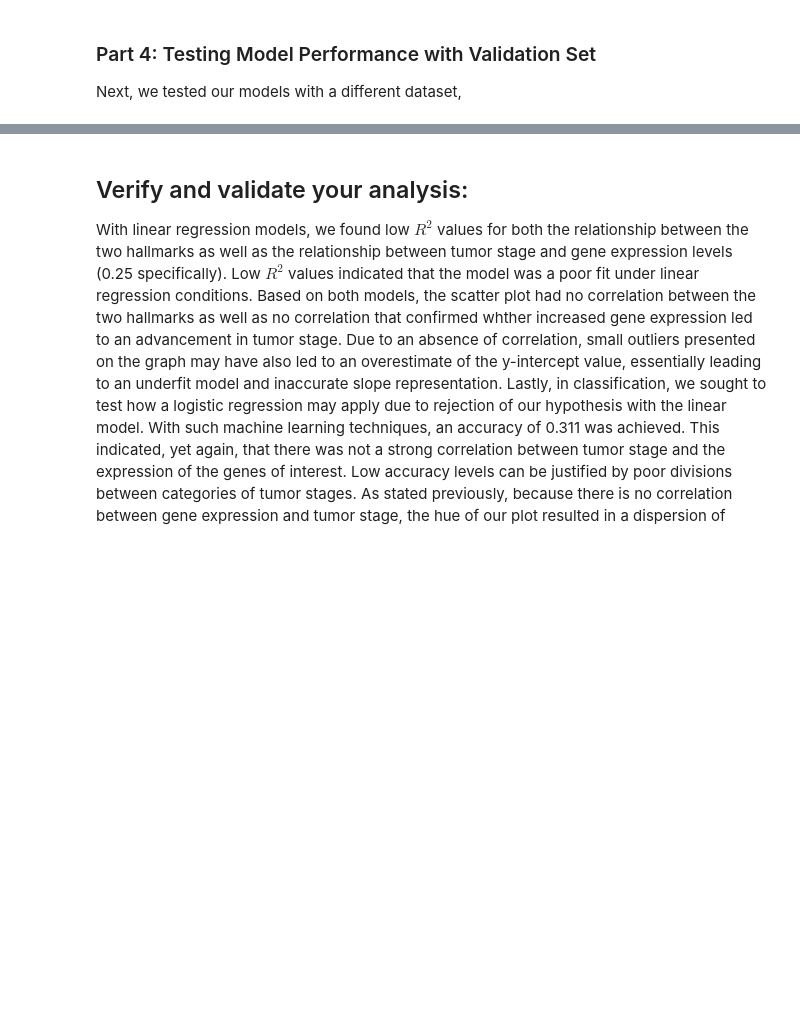
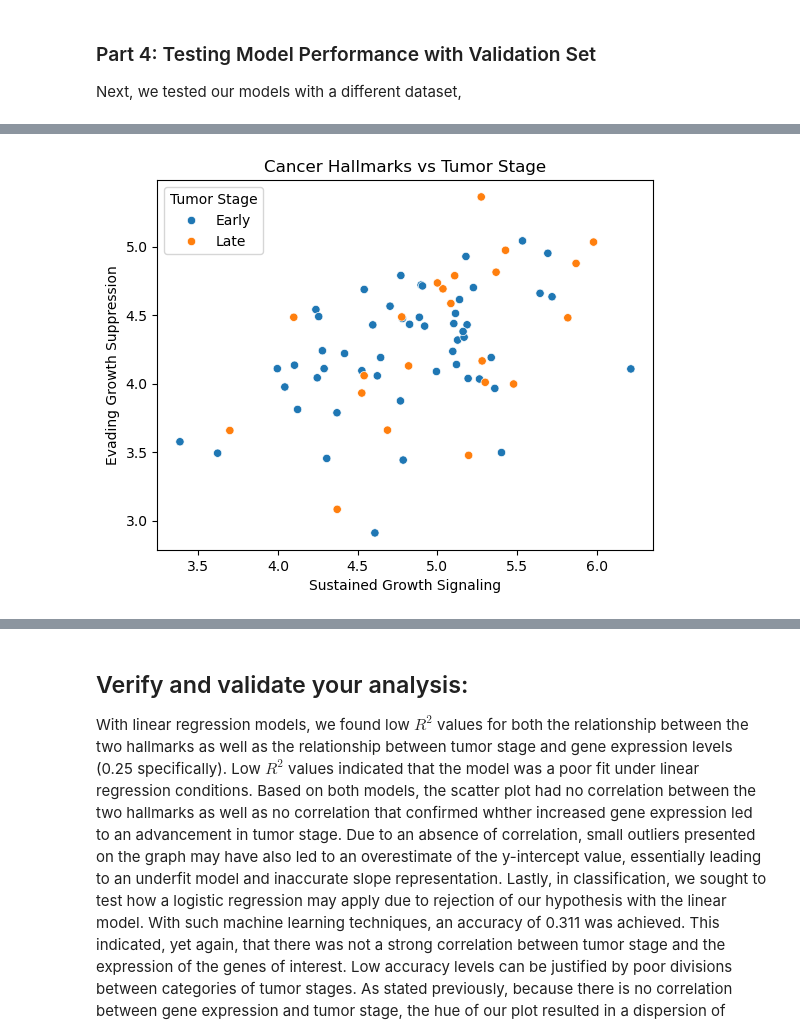
Before and after one commit to smgroves/Module-4-Cancer, a Jupyter notebook: code/Module 4 Template.ipynb, the cells around one changed output, grey strips where cells are left out. Drawn from its saved outputs; the diff is of its cells as text; code cells hidden in the pictures; blank space fills up the shorter version.

Commit message:
Improving Classification Model

```diff
--- a/code/Module 4 Template.ipynb
+++ b/code/Module 4 Template.ipynb
@@ -458,0 +471,96 @@ Next, we tested our models with a different dataset,
+# %%
+# Classifying AJCC Tumor Stages as Early (Stage I-II) or Late (Stage III-IV)
+early_stages = ['Stage 0', 'Stage I', 'Stage IA', 'Stage IB', 'Stage II', 'Stage IIA', 'Stage IIB', 'Stage IIC']
+late_stages = ['Stage IIIC', 'Stage IIIA', 'Stage IIIB', 'Stage IV', 'Stage III', 'Stage IVA', 'Stage IVB']
+
+# Plotting hallmark genes categorized by tumor stage
+common_patients_genes = LUAD_metadata.loc[common_patients]
+for i, row in common_patients_genes.iterrows():
+    if row['ajcc_pathologic_tumor_stage'] in early_stages:
+        common_patients_genes.loc[i, 'ajcc_pathologic_tumor_stage'] = 'Early'
+    elif row['ajcc_pathologic_tumor_stage'] in late_stages:
+        common_patients_genes.loc[i, 'ajcc_pathologic_tumor_stage'] = 'Late'
+
+stage_aligned = common_patients_genes['ajcc_pathologic_tumor_stage']
+
+plot_df = pd.DataFrame({
+    'growth': growth_aligned,
+    'suppression': suppression_aligned,
+    'stage': stage_aligned
+}).dropna()
+
+plt.figure()
+sns.scatterplot(
+    data=plot_df,
+    x='growth',
+    y='suppression',
+    hue='stage',
+)
+plt.xlabel("Sustained Growth Signaling")
+plt.ylabel("Evading Growth Suppression")
+plt.title("Cancer Hallmarks vs Tumor Stage")
+plt.legend(title="Tumor Stage")
+plt.show()
+
+
+# Classification of gene data by tumor stage
+# This code was adapted from the in_class_classification.py file with help from AI to predict classification boundaries given more than two categories
+
+# Prepare data
+X = plot_df[['growth', 'suppression']].values
+y = plot_df['stage']
+
+# Creating labels
+from sklearn.preprocessing import LabelEncoder
+le = LabelEncoder()
+y_encoded = le.fit_transform(y)
+
+# Fit model
+model = LogisticRegression(penalty=None, max_iter=1000)
+model.fit(X, y_encoded)
+
+# Create meshgrid
+x_min, x_max = X[:, 0].min(), X[:, 0].max()
+y_min, y_max = X[:, 1].min(), X[:, 1].max()
+
+xx, yy = np.meshgrid(
+    np.linspace(x_min, x_max, 300),
+    np.linspace(y_min, y_max, 300)
+)
+
+# Predict regions
+Z = model.predict(np.c_[xx.ravel(), yy.ravel()])
+Z = Z.reshape(xx.shape)
+
+# Plot decision regions
+plt.figure()
+
+plt.contourf(xx, yy, Z, alpha=0.3, cmap="Set1")
+
+sns.scatterplot(
+    x=X[:, 0],
+    y=X[:, 1],
+    hue=y,
+    palette="Set1",
+    edgecolor='k'
+)
+
+plt.xlabel("Sustained Growth Signaling")
+plt.ylabel("Evading Growth Suppression")
+plt.title("Tumor Stage Classification (Logistic Regression)")
+
+plt.legend(title="Tumor Stage")
+plt.show()
+
+# Evaluate accuracy of model
+print("Accuracy:", model.score(X, y_encoded))
+
+# BUILD A MODEL:
+dt_model = DecisionTreeClassifier(max_depth=3).fit(X, y)
+# PREDICT AND EVALUATE:
+print(dt_model.score(X, y))
+# %% PLOT DECISION TREE
+plot_tree(dt_model, feature_names=[
+          "Sustained Growth Signaling", "Evading Growth Suppression"], class_names=plot_df['stage'], filled=True)
+# %% [output]
+[figure, added]
```
Also changed, not shown: parts of 7 cells of this notebook.
